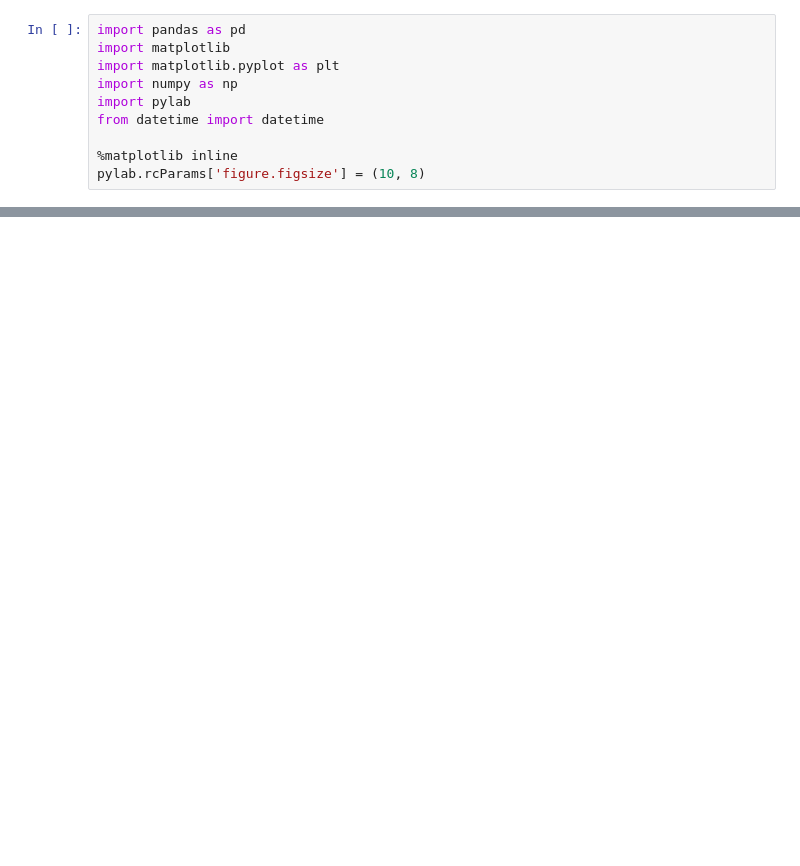
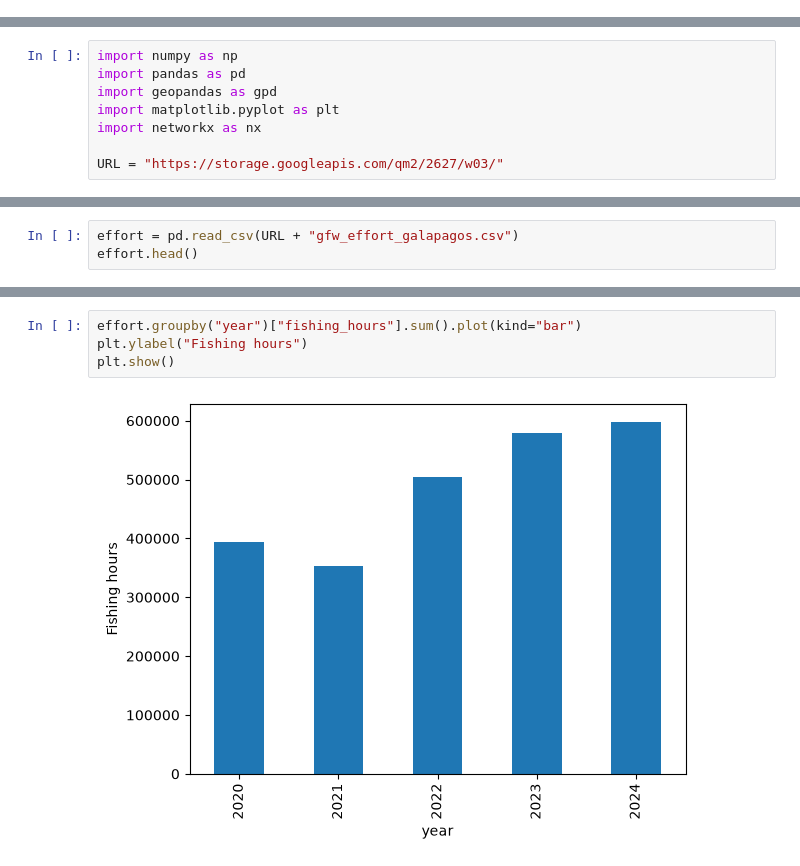
Before and after one commit to jasminebarry/BASC0005, a Jupyter notebook: w03_spatial_data.ipynb, the cells around one changed output, grey strips where cells are left out. Saved outputs shown, nothing was run; the diff lists cells and outputs as text; blank space fills up the shorter version.

```diff
--- a/w03_spatial_data.ipynb
+++ b/w03_spatial_data.ipynb
@@ -36,10 +2,0 @@ The first step in any python script is to import the necessary libraries:
-# %%
-import pandas as pd
-import matplotlib
-import matplotlib.pyplot as plt
-import numpy as np
-import pylab
-from datetime import datetime
-
-%matplotlib inline
-pylab.rcParams['figure.figsize'] = (10, 8)
@@ -402,0 +19,8 @@ What is the percentage difference (rounded to 1 decimal place) between the worst
+# %%
+import numpy as np
+import pandas as pd
+import geopandas as gpd
+import matplotlib.pyplot as plt
+import networkx as nx
+
+URL = "https://storage.googleapis.com/qm2/2627/w03/"
@@ -402,0 +35,3 @@ What is the percentage difference (rounded to 1 decimal place) between the worst
+# %%
+effort = pd.read_csv(URL + "gfw_effort_galapagos.csv")
+effort.head()
@@ -402,0 +45,6 @@ What is the percentage difference (rounded to 1 decimal place) between the worst
+# %%
+effort.groupby("year")["fishing_hours"].sum().plot(kind="bar")
+plt.ylabel("Fishing hours")
+plt.show()
+# %% [output]
+[figure, added]
```
Also changed, not shown: parts of 140 cells of this notebook.
